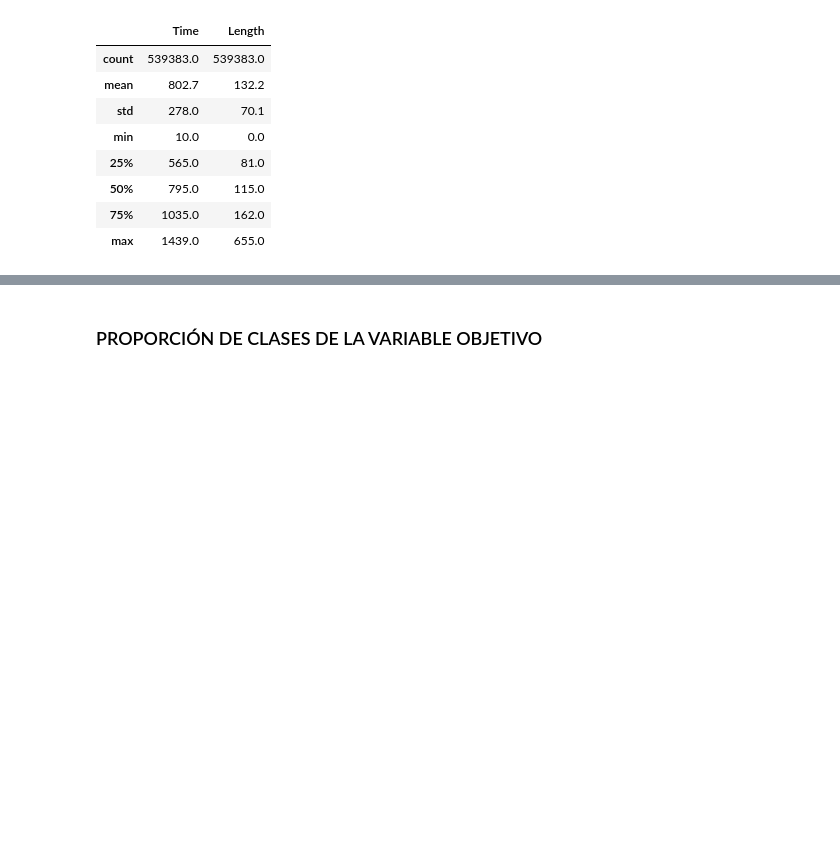
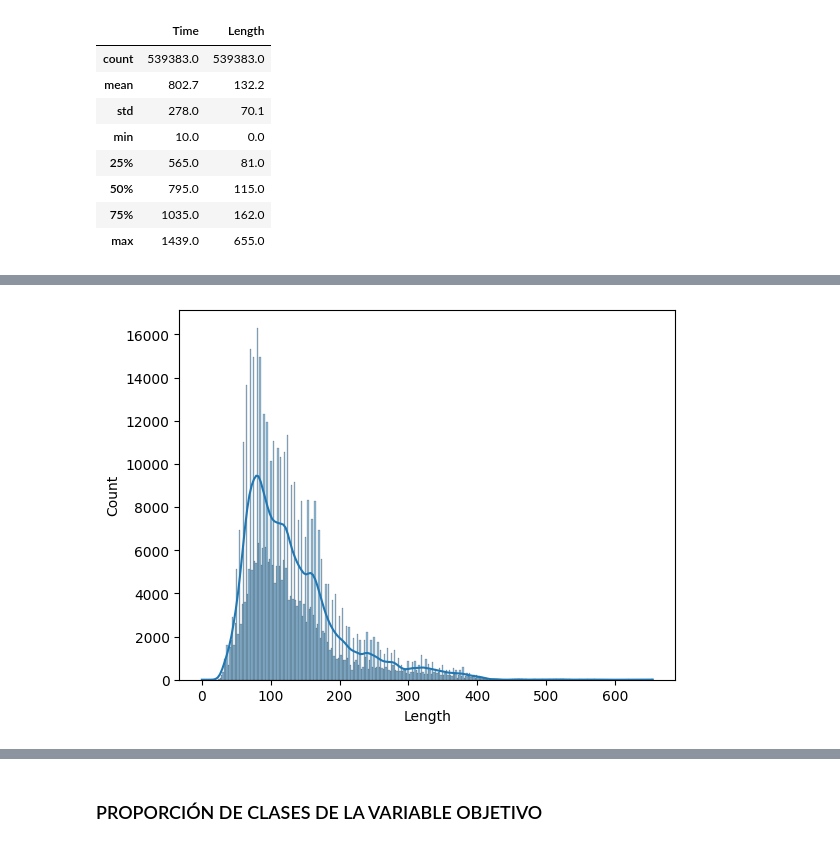
Before and after one commit to Sts87/FlightOnTime, a Jupyter notebook: FlightOnTime_Modelado 2.1.ipynb, the cells around one changed output, grey strips where cells are left out. Saved outputs shown, nothing was run; the diff lists cells and outputs as text; code cells hidden in the pictures; blank space fills up the shorter version.

```diff
--- a/FlightOnTime_Modelado 2.1.ipynb
+++ b/FlightOnTime_Modelado 2.1.ipynb
@@ -114,0 +121,9 @@ df.describe(include='object')
+# %%
+# Length
+# -Tiene distribucion que se asemeja a una normal
+# -Esto indica que la duración de vuelo está concentrada en el rango de 50 - 180 minutos
+anchobin = ancho_bin(df, 'Length')
+sns.histplot(data=df, x='Length', kde=True, binwidth=anchobin)
+plt.show()
+# %% [output]
+[figure, added]
```
Also changed, not shown: parts of 35 cells of this notebook.
